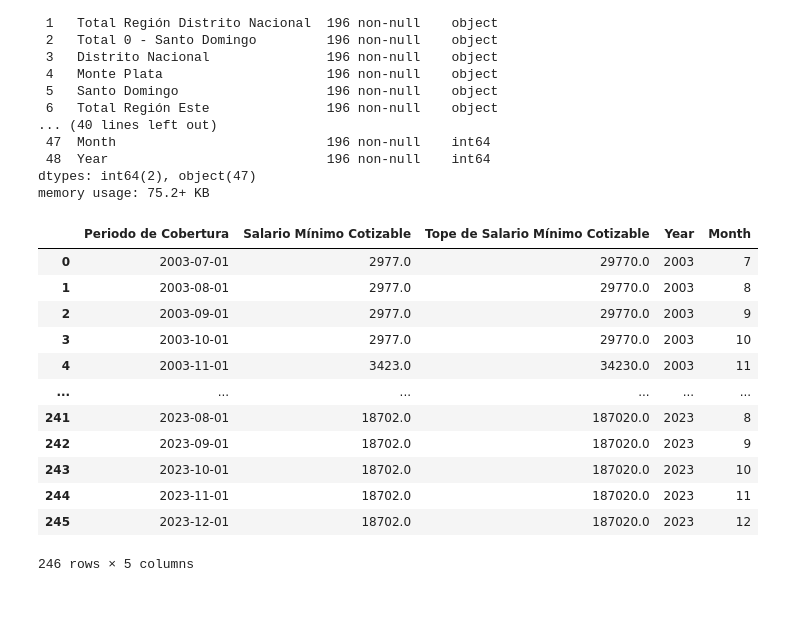
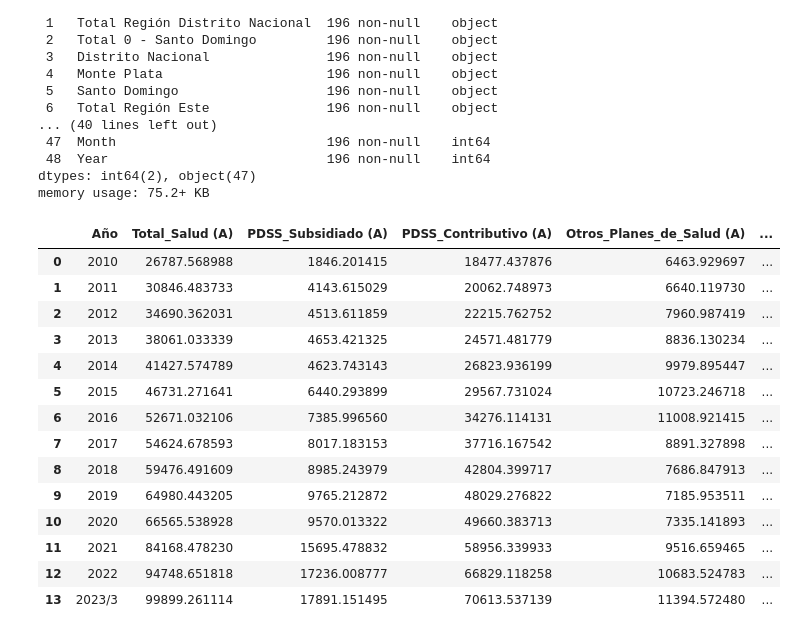
Before and after one commit to erid144/Analisis-de-las-ARS-en-el-Seguro-Familiar-de-Salud-de-la-Republica-Dominicana, a Jupyter notebook: Solution.ipynb, the cells around one changed output. Drawn from its saved outputs; the diff is of its cells as text; code cells hidden in the pictures; blank space fills up the shorter version.

Commit message:
Refactor Codigo Extraccion SISALRIL
Se organizo y termino la extraccion de data de la sisalril, aun existen pocos nombres de columnas no adecuadamente estandar

```diff
--- a/Solution.ipynb
+++ b/Solution.ipynb
@@ -50,53 +73,19 @@ Data columns (total 49 columns):
 dtypes: int64(2), object(47)
 memory usage: 75.2+ KB
 # %%
-def Extraer_FinanciamientoAnual_PIB(datapath, header_=7, rows_=204-7, skip=0, columns_="A:M", column_names=[], archivocsv='data.csv'):
-    if not column_names:
-        column_names = [
-            'Año',
-            'Total_Salud',
-            'Total_Capitas_Dispersada_mes',
-            'Total_Capitas_Dispersada_posterior',
-            'Titulares_Total',
-            'Titulares_Dispersadas_mes',
-            'Titulares_Dispersadas_posterior',
-            'Dependientes_Total',
-            'Dependientes_Dispersadas_mes',
-            'Dependientess_Dispersadas_posterior',
-            'Adicionales_Total',
-            'Adicionales_Dispersadas_mes',
-            'Adicionales_Dispersadas_posterior'
-        ]
-
-    df_header = pd.read_excel(datapath, header=header_, nrows=2, usecols=columns_)
-    df = pd.read_excel(datapath, header=None, skiprows=skip, nrows=rows_, usecols=columns_)
-    df.columns = column_names
-    #return df
-    Normalizar_fecha(df,columna_fecha='Periodo de Cobertura')
-    df.to_csv(archivocsv, index=False)
-    return df
-names_ = [
-                'Periodo de Cobertura',
-                'Salario Mínimo Cotizable',
-                'Tope de Salario Mínimo Cotizable',
-            ]
-data_path = "data/SISALRIL/financiamiento/Financiamiento_SFS_03.xlsx"
-datafile = 'data/SISALRIL/financiamiento/SFS_TopeSalarioMinimoContizable.csv'
-Extraer_FinanciamientoDispersado_TipoAfiliado(data_path, header_=9, rows_=26-9, skip=9, columns_="A:D", column_names=names_, archivocsv=datafile)
-#data_path = "data/SISALRIL/financiamiento/Financiamiento_RC_PBS_05.xlsx"
-#datafile = 'data/SISALRIL/financiamiento/MontoDispersadoARS_Publicas_postMes.csv'
-#Extraer_FinanciamientoDispersado_TipoAfiliado(data_path, header_=7, rows_=401-205, skip=205, columns_="A:M", column_names=[], archivocsv=datafile)
 # %% [output]
-|  | Periodo de Cobertura | Salario Mínimo Cotizable | Tope de Salario Mínimo Cotizable | Year | Month |
-| 0 | 2003-07-01 | 2977.0 | 29770.0 | 2003 | 7 |
-| 1 | 2003-08-01 | 2977.0 | 29770.0 | 2003 | 8 |
-| 2 | 2003-09-01 | 2977.0 | 29770.0 | 2003 | 9 |
-| 3 | 2003-10-01 | 2977.0 | 29770.0 | 2003 | 10 |
-| 4 | 2003-11-01 | 3423.0 | 34230.0 | 2003 | 11 |
-| ... | ... | ... | ... | ... | ... |
-| 241 | 2023-08-01 | 18702.0 | 187020.0 | 2023 | 8 |
-| 242 | 2023-09-01 | 18702.0 | 187020.0 | 2023 | 9 |
-| 243 | 2023-10-01 | 18702.0 | 187020.0 | 2023 | 10 |
-| 244 | 2023-11-01 | 18702.0 | 187020.0 | 2023 | 11 |
-| 245 | 2023-12-01 | 18702.0 | 187020.0 | 2023 | 12 |
+|  | Año | Total_Salud (A) | PDSS_Subsidiado (A) | PDSS_Contributivo (A) | Otros_Planes_de_Salud (A) | ... |
+| 0 | 2010 | 26787.568988 | 1846.201415 | 18477.437876 | 6463.929697 | ... |
+| 1 | 2011 | 30846.483733 | 4143.615029 | 20062.748973 | 6640.119730 | ... |
+| 2 | 2012 | 34690.362031 | 4513.611859 | 22215.762752 | 7960.987419 | ... |
+| 3 | 2013 | 38061.033339 | 4653.421325 | 24571.481779 | 8836.130234 | ... |
+| 4 | 2014 | 41427.574789 | 4623.743143 | 26823.936199 | 9979.895447 | ... |
+| 5 | 2015 | 46731.271641 | 6440.293899 | 29567.731024 | 10723.246718 | ... |
+| 6 | 2016 | 52671.032106 | 7385.996560 | 34276.114131 | 11008.921415 | ... |
+| 7 | 2017 | 54624.678593 | 8017.183153 | 37716.167542 | 8891.327898 | ... |
+| 8 | 2018 | 59476.491609 | 8985.243979 | 42804.399717 | 7686.847913 | ... |
+| 9 | 2019 | 64980.443205 | 9765.212872 | 48029.276822 | 7185.953511 | ... |
+| 10 | 2020 | 66565.538928 | 9570.013322 | 49660.383713 | 7335.141893 | ... |
+| 11 | 2021 | 84168.478230 | 15695.478832 | 58956.339933 | 9516.659465 | ... |
+| 12 | 2022 | 94748.651818 | 17236.008777 | 66829.118258 | 10683.524783 | ... |
+| 13 | 2023/3 | 99899.261114 | 17891.151495 | 70613.537139 | 11394.572480 | ... |
-246 rows × 5 columns
```
Also changed, not shown: parts of 7 cells of this notebook, 13 other files.
